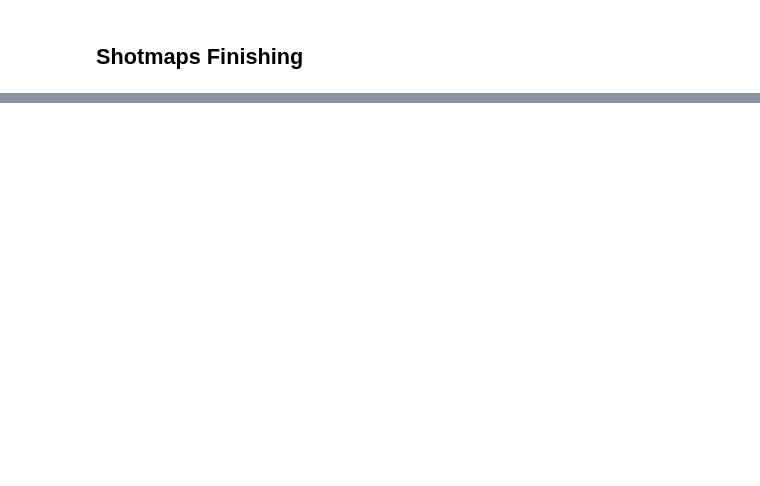
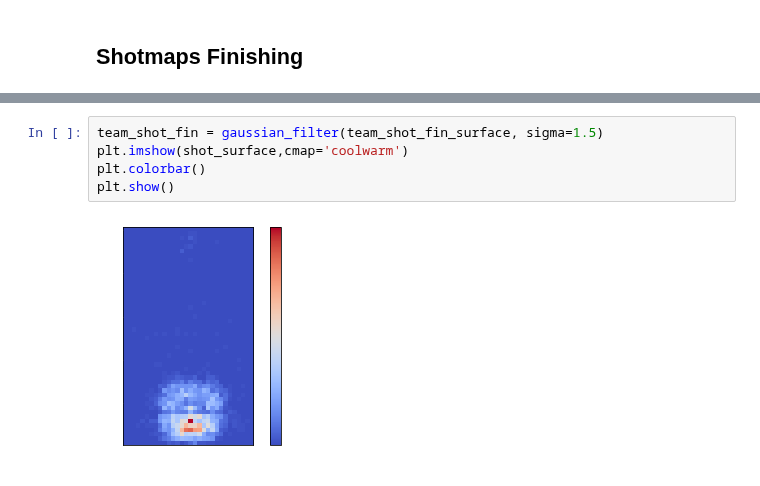
Before and after one commit to TK5-Tim/ds-projects, a Jupyter notebook: rsl/shotmaps.ipynb, the cells around one changed output, grey strips where cells are left out. Saved outputs shown, nothing was run; the diff lists cells and outputs as text; blank space fills up the shorter version.

```diff
--- a/rsl/shotmaps.ipynb
+++ b/rsl/shotmaps.ipynb
@@ -465,0 +458,7 @@ findfont: Font family ['Alegreya Sans'] not found. Falling back to DejaVu Sans.
+# %%
+team_shot_fin = gaussian_filter(team_shot_fin_surface, sigma=1.5)
+plt.imshow(shot_surface,cmap='coolwarm')
+plt.colorbar()
+plt.show()
+# %% [output]
+[figure, added]
```
Also changed, not shown: parts of 28 cells of this notebook, 13 other files.
